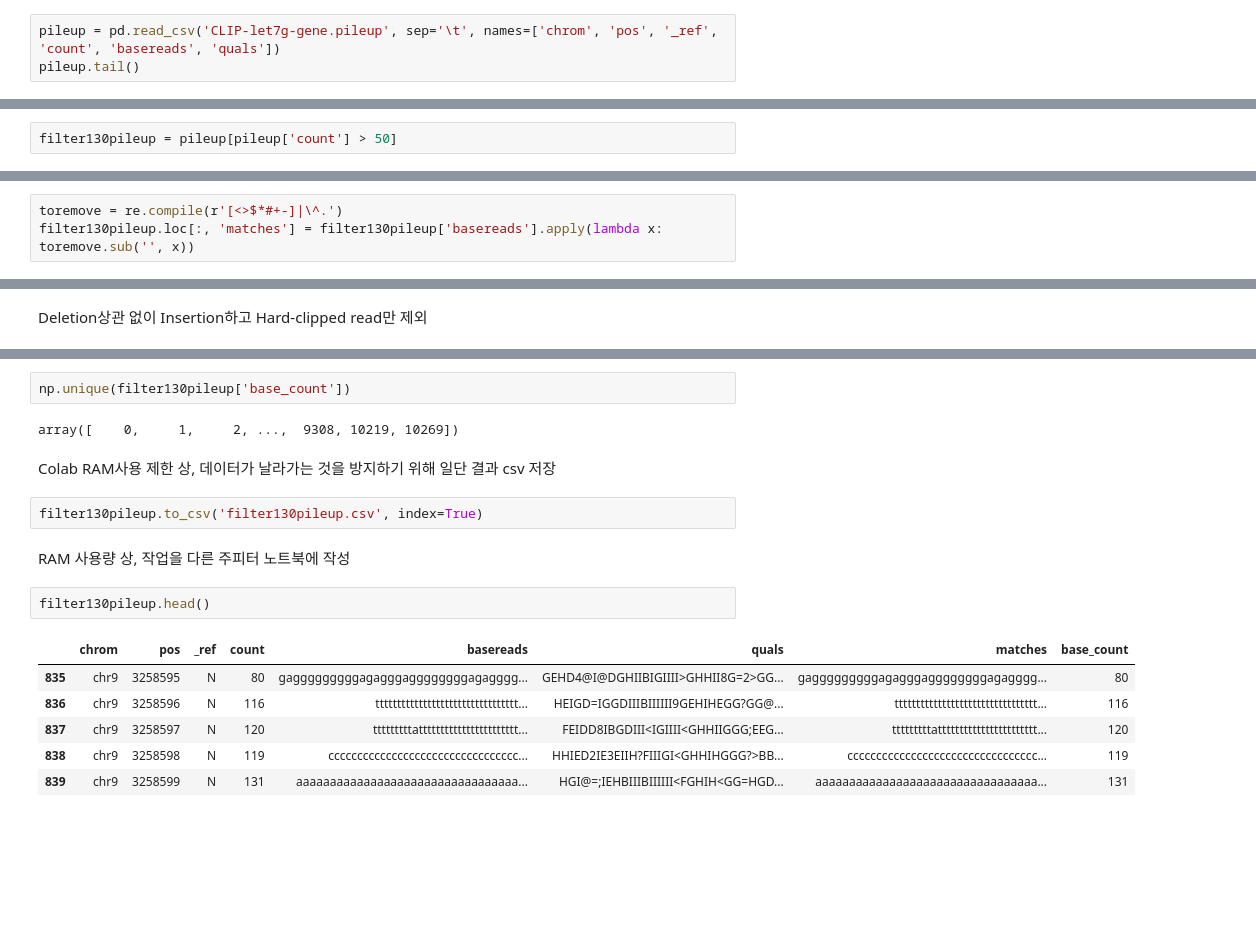
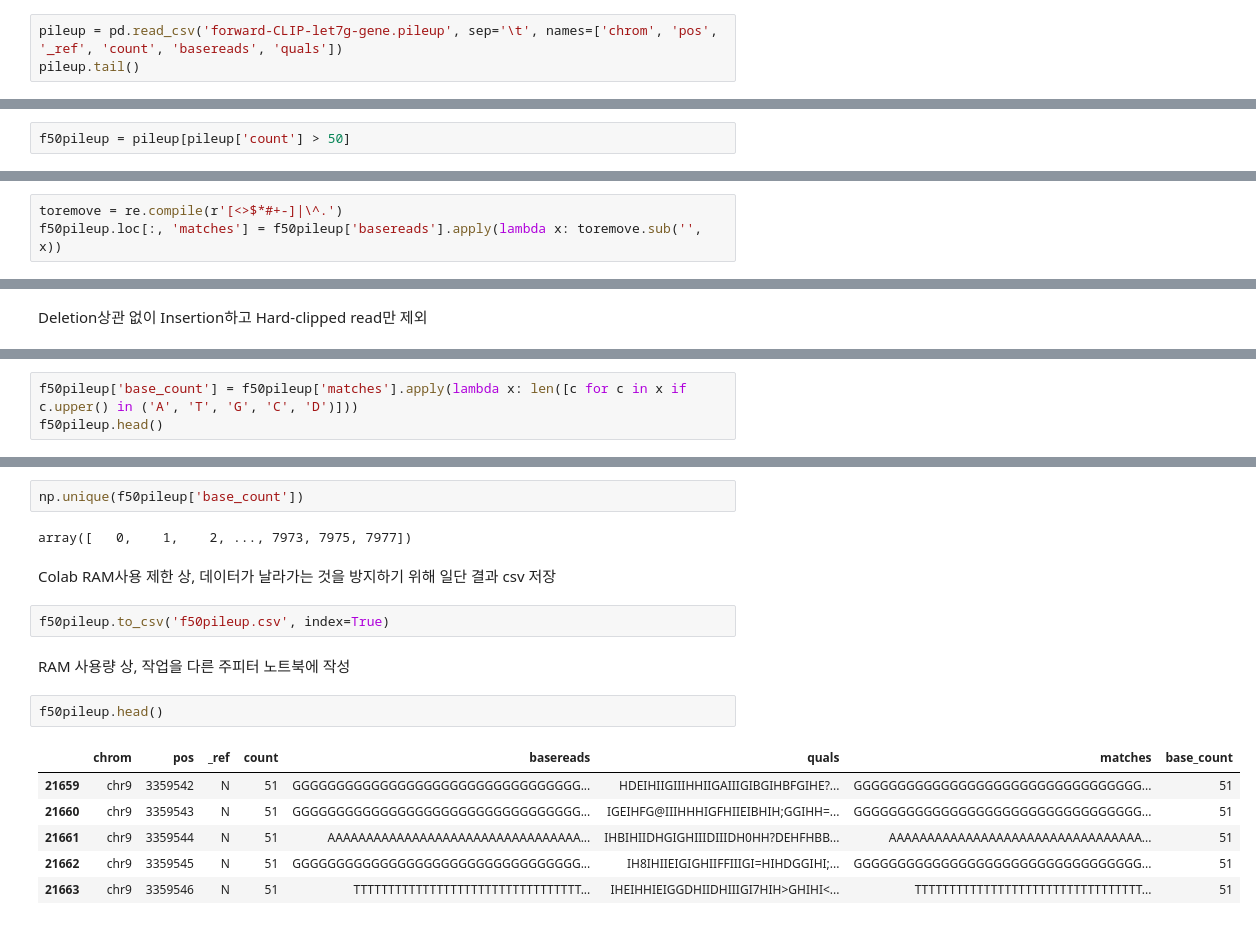
Before and after one commit to WoobeenJeong/Bioinfomatics_Practice_RNAseq, a Jupyter notebook: Project_002.ipynb, the cells around one changed output, grey strips where cells are left out. Saved outputs shown, nothing was run; the diff lists cells and outputs as text; blank space fills up the shorter version.

```diff
--- a/Project_002.ipynb
+++ b/Project_002.ipynb
@@ -100,5 +99,5 @@ chr9
 # %%
-pileup = pd.read_csv('CLIP-let7g-gene.pileup', sep='\t', names=['chrom', 'pos', '_ref', 'count', 'basereads', 'quals'])
+pileup = pd.read_csv('forward-CLIP-let7g-gene.pileup', sep='\t', names=['chrom', 'pos', '_ref', 'count', 'basereads', 'quals'])
 pileup.tail()
 # %% [output]
 |  | chrom | pos | _ref | count | basereads | quals |
@@ -134,5 +133,5 @@ np.max(pileup['count'])
 이경우는 좀 궁금하긴 하다만, 너무 크기 때문에, threshold <=130 reads로 두고 진행
 (Shannon에서 depth 50으로 했으므로)
 # %%
-filter130pileup = pileup[pileup['count'] > 50]
+f50pileup = pileup[pileup['count'] > 50]
 # %%
@@ -164,7 +163,7 @@ match와 substitution, deletion을 사용할 것이므로, 나머지에 해당
 **여기서 Deletion은 포함하는 경우를 고려하는 것을 고민할 것**
 # %%
 toremove = re.compile(r'[<>$*#+-]|\^.')
-filter130pileup.loc[:, 'matches'] = filter130pileup['basereads'].apply(lambda x: toremove.sub('', x))
+f50pileup.loc[:, 'matches'] = f50pileup['basereads'].apply(lambda x: toremove.sub('', x))
 # %% [output]
 A value is trying to be set on a copy of a slice from a DataFrame.
 Try using .loc[row_indexer,col_indexer] = value instead
@@ -199,0 +187,3 @@ See the caveats in the documentation: https://pandas.pydata.org/pandas-docs/stab
+# %%
+f50pileup['base_count'] = f50pileup['matches'].apply(lambda x: len([c for c in x if c.upper() in ('A', 'T', 'G', 'C', 'D')]))
+f50pileup.head()
@@ -200,20 +210,20 @@ See the caveats in the documentation: https://pandas.pydata.org/pandas-docs/stab
 # %%
-np.unique(filter130pileup['base_count'])
+np.unique(f50pileup['base_count'])
 # %% [output]
-array([    0,     1,     2, ...,  9308, 10219, 10269])
+array([   0,    1,    2, ..., 7973, 7975, 7977])
 # %% [markdown]
 Colab RAM사용 제한 상, 데이터가 날라가는 것을 방지하기 위해 일단 결과 csv 저장
 # %%
-filter130pileup.to_csv('filter130pileup.csv', index=True)
+f50pileup.to_csv('f50pileup.csv', index=True)
 # %% [markdown]
 RAM 사용량 상, 작업을 다른 주피터 노트북에 작성
 # %%
-filter130pileup.head()
+f50pileup.head()
 # %% [output]
 |  | chrom | pos | _ref | count | basereads | quals | matches | base_count |
-| 835 | chr9 | 3258595 | N | 80 | gagggggggggagagggaggggggggagagggg... | GEHD4@I@DGHIIBIGIIII>GHHII8G=2>GG... | gagggggggggagagggaggggggggagagggg... | 80 |
-| 836 | chr9 | 3258596 | N | 116 | ttttttttttttttttttttttttttttttttt... | HEIGD=IGGDIIIBIIIIII9GEHIHEGG?GG@... | ttttttttttttttttttttttttttttttttt... | 116 |
-| 837 | chr9 | 3258597 | N | 120 | tttttttttattttttttttttttttttttttt... | FEIDD8IBGDIII<IGIIII<GHHIIGGG;EEG... | tttttttttattttttttttttttttttttttt... | 120 |
-| 838 | chr9 | 3258598 | N | 119 | ccccccccccccccccccccccccccccccccc... | HHIED2IE3EIIH?FIIIGI<GHHIHGGG?>BB... | ccccccccccccccccccccccccccccccccc... | 119 |
-| 839 | chr9 | 3258599 | N | 131 | aaaaaaaaaaaaaaaaaaaaaaaaaaaaaaaaa... | HGI@=;IEHBIIIBIIIIII<FGHIH<GG=HGD... | aaaaaaaaaaaaaaaaaaaaaaaaaaaaaaaaa... | 131 |
+| 21659 | chr9 | 3359542 | N | 51 | GGGGGGGGGGGGGGGGGGGGGGGGGGGGGGGGG... | HDEIHIIGIIIHHIIGAIIIGIBGIHBFGIHE?... | GGGGGGGGGGGGGGGGGGGGGGGGGGGGGGGGG... | 51 |
+| 21660 | chr9 | 3359543 | N | 51 | GGGGGGGGGGGGGGGGGGGGGGGGGGGGGGGGG... | IGEIHFG@IIIHHHIGFHIIEIBHIH;GGIHH=... | GGGGGGGGGGGGGGGGGGGGGGGGGGGGGGGGG... | 51 |
+| 21661 | chr9 | 3359544 | N | 51 | AAAAAAAAAAAAAAAAAAAAAAAAAAAAAAAAA... | IHBIHIIDHGIGHIIIDIIIDH0HH?DEHFHBB... | AAAAAAAAAAAAAAAAAAAAAAAAAAAAAAAAA... | 51 |
+| 21662 | chr9 | 3359545 | N | 51 | GGGGGGGGGGGGGGGGGGGGGGGGGGGGGGGGG... | IH8IHIIEIGIGHIIFFIIIGI=HIHDGGIHI;... | GGGGGGGGGGGGGGGGGGGGGGGGGGGGGGGGG... | 51 |
+| 21663 | chr9 | 3359546 | N | 51 | TTTTTTTTTTTTTTTTTTTTTTTTTTTTTTTTT... | IHEIHHIEIGGDHIIDHIIIGI7HIH>GHIHI<... | TTTTTTTTTTTTTTTTTTTTTTTTTTTTTTTTT... | 51 |
 # %%
```
Also changed, not shown: parts of 20 cells of this notebook.
